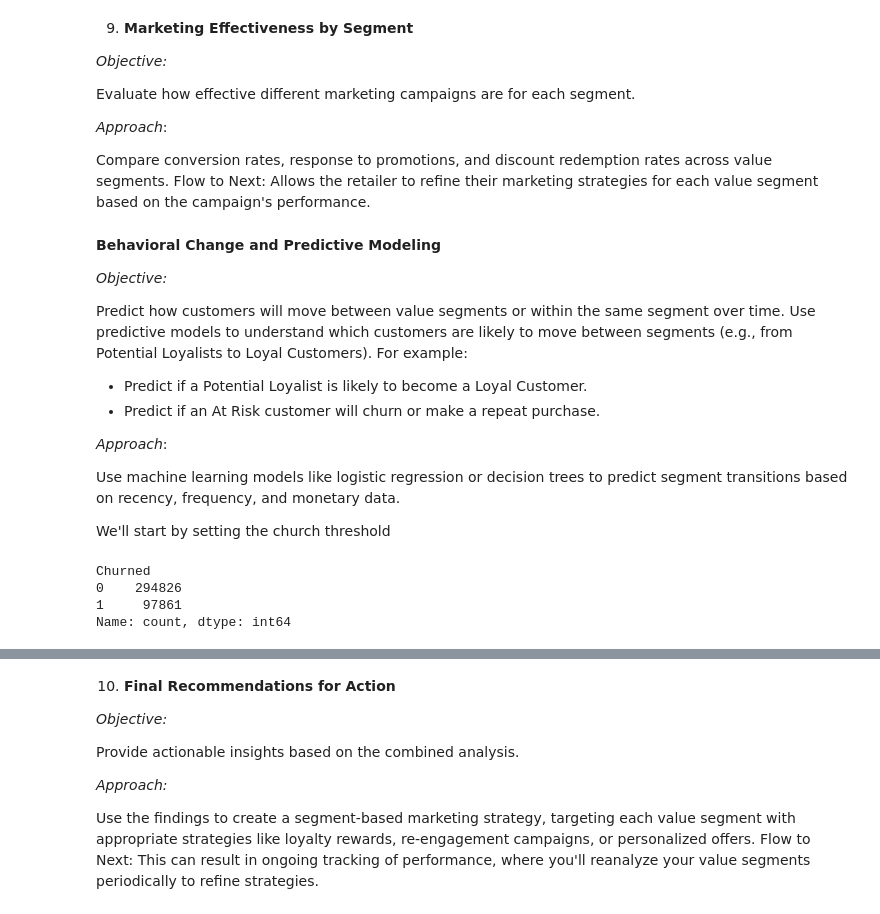
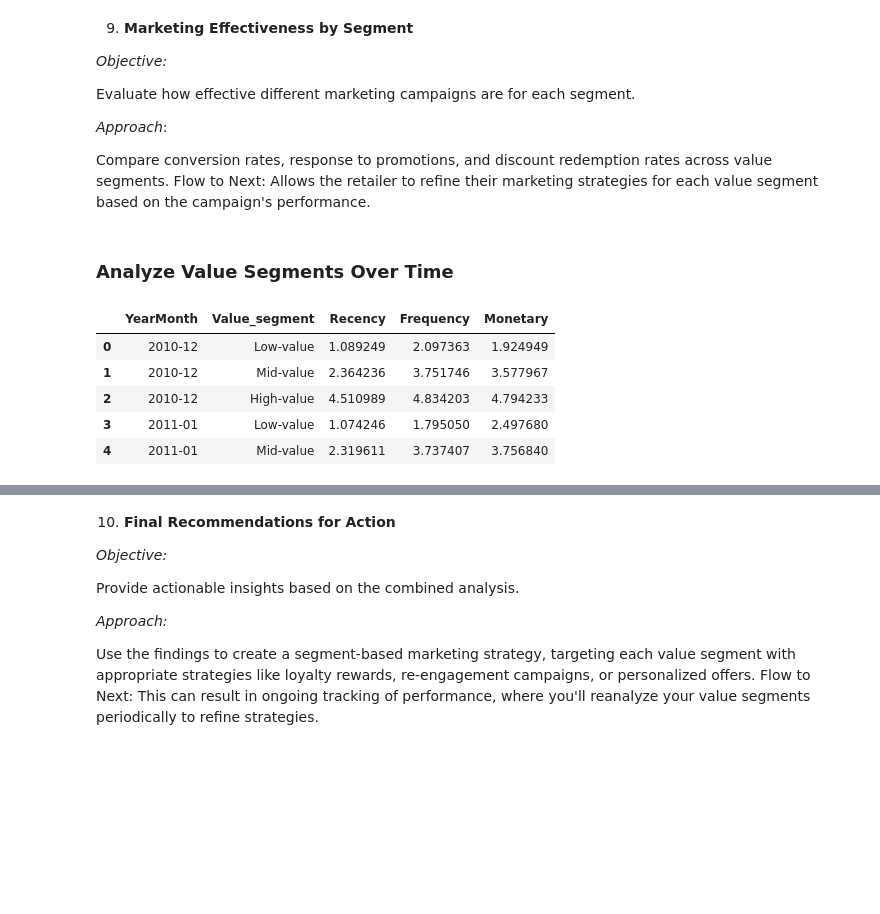
Before and after one commit to mandele1999/retail_project, a Jupyter notebook: notebooks/exploratory_analysis.ipynb, the cells around one changed output, grey strips where cells are left out. Saved outputs shown, nothing was run; the diff lists cells and outputs as text; code cells hidden in the pictures; blank space fills up the shorter version.

```diff
--- a/notebooks/exploratory_analysis.ipynb
+++ b/notebooks/exploratory_analysis.ipynb
@@ -659,19 +659,3 @@ Evaluate how effective different marketing campaigns are for each segment.
 
 Compare conversion rates, response to promotions, and discount redemption rates across value segments.
 Flow to Next: Allows the retailer to refine their marketing strategies for each value segment based on the campaign's performance.
-# %% [markdown]
-**Behavioral Change and Predictive Modeling**
-
-*Objective:*
-
-Predict how customers will move between value segments or within the same segment over time.
-Use predictive models to understand which customers are likely to move between segments (e.g., from Potential Loyalists to Loyal Customers). For example:
-
-- Predict if a Potential Loyalist is likely to become a Loyal Customer.
-- Predict if an At Risk customer will churn or make a repeat purchase.
-
-*Approach*:
-
-Use machine learning models like logistic regression or decision trees to predict segment transitions based on recency, frequency, and monetary data.
-
-We'll start by setting the church threshold
@@ -682,24 +662,19 @@ churn_threshold = rfm_df['Recency_log'].quantile(0.75) # This sets the churn thr
-# %%
-# # Multi-class transitions
-# def label_transition(row):
-#     if row['Customer_segment'] == 'At Risk' and row['Recency_log'] > churn_threshold:
-#         return 'Churned'
-#     elif row['Customer_segment'] == 'Potential Loyalist' and row['Value_segment'] == 'High Value':
-#         return 'Upgraded'
-#     elif row['Customer_segment'] == 'VIP' and row['Value_segment'] == 'Low Value':
-#         return 'Downgraded'
-#     else:
-#         return 'No Change'
-
-# rfm['Transition'] = rfm.apply(label_transition, axis=1)
-
-#--------------
-# Binary classification: Customer who haven't purchased in a set period
-rfm_df['Churned'] = (rfm_df['Recency_log'] > churn_threshold).astype(int) # 1 is at risk of churning, 0 is active
-# Validate column
-rfm_df['Churned'].value_counts()
-# %% [output]
-Churned
-0    294826
-1     97861
-Name: count, dtype: int64
+# %% [markdown]
+### **Analyze Value Segments Over Time**
+# %%
+# Extract year and month for analysis
+rfm_df.index = pd.to_datetime(rfm_df.index) # since rfm_df has InvoiceDate as the index
+rfm_df['YearMonth'] = rfm_df.index.to_period('M')
+rfm_df[['YearMonth']].head()
+
+# Aggregate RFM metrics by time
+rfm_trends = rfm_df.groupby(['YearMonth', 'Value_segment'])[['Recency', 'Frequency', 'Monetary']].mean().reset_index()
+
+rfm_trends.head()
+# %% [output]
+|  | YearMonth | Value_segment | Recency | Frequency | Monetary |
+| 0 | 2010-12 | Low-value | 1.089249 | 2.097363 | 1.924949 |
+| 1 | 2010-12 | Mid-value | 2.364236 | 3.751746 | 3.577967 |
+| 2 | 2010-12 | High-value | 4.510989 | 4.834203 | 4.794233 |
+| 3 | 2011-01 | Low-value | 1.074246 | 1.795050 | 2.497680 |
+| 4 | 2011-01 | Mid-value | 2.319611 | 3.737407 | 3.756840 |
```
Also changed, not shown: parts of 6 cells of this notebook.
